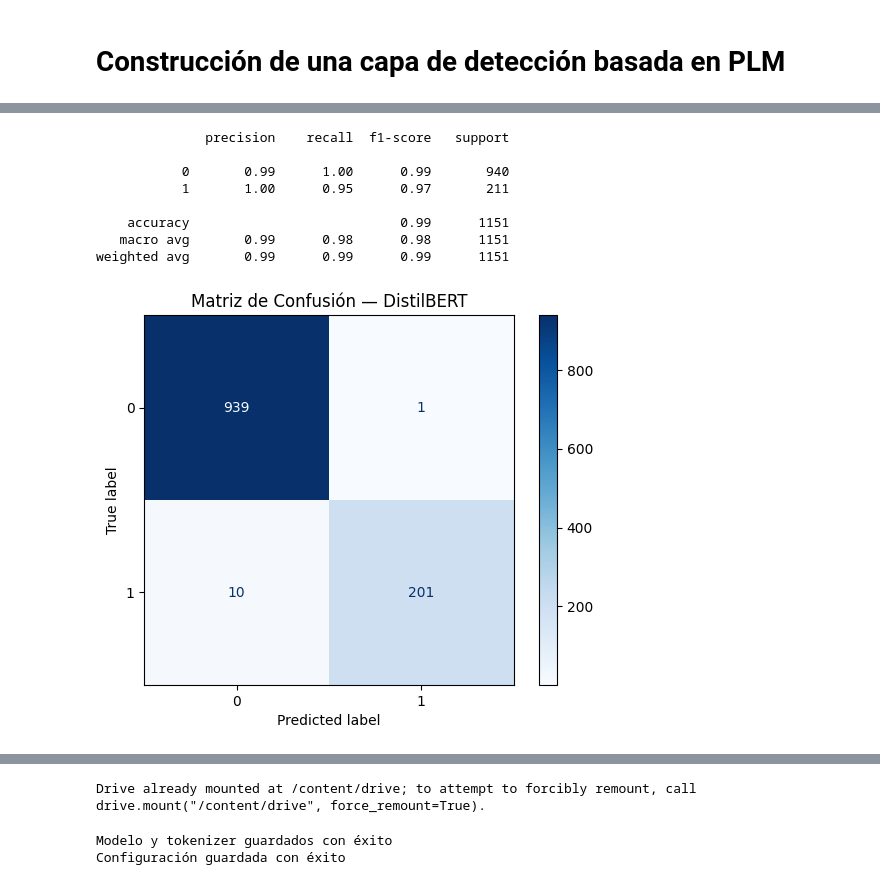
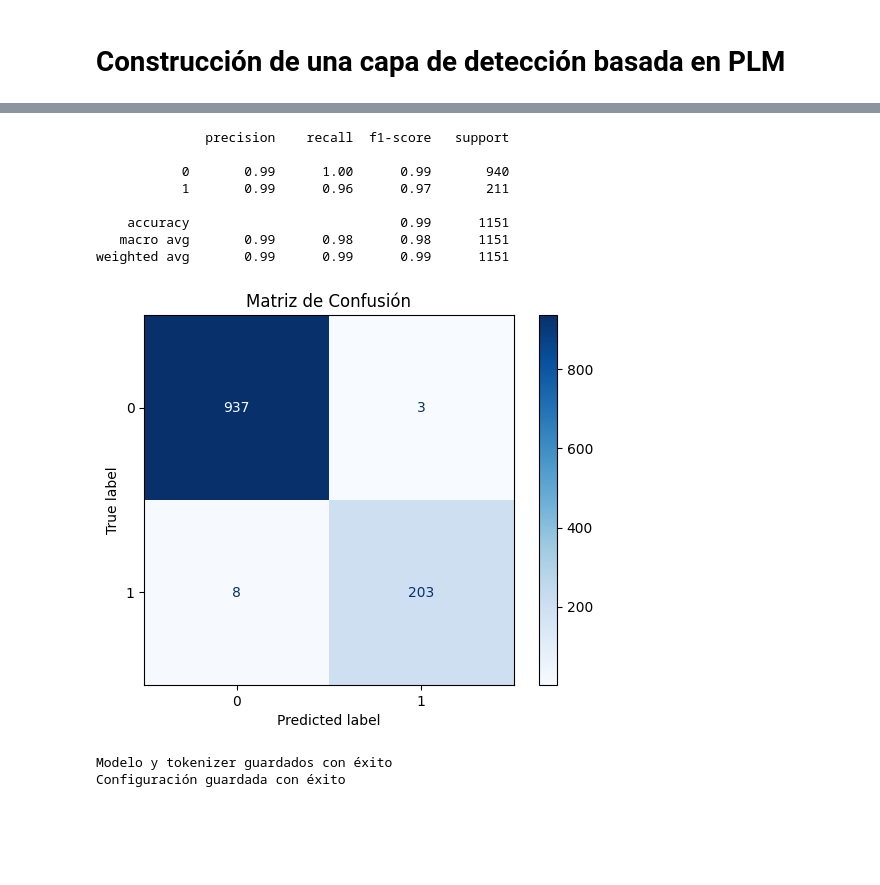
Before and after one commit to luciacvsz/TFG_Posdata, a Jupyter notebook: backend/colab/scripts/linguistic_prediction_layer.ipynb, the cells around one changed output, grey strips where cells are left out. Drawn from its saved outputs; the diff is of its cells as text; code cells hidden in the pictures; blank space fills up the shorter version.

```diff
--- a/backend/colab/scripts/linguistic_prediction_layer.ipynb
+++ b/backend/colab/scripts/linguistic_prediction_layer.ipynb
@@ -179,23 +131,17 @@ Mejor F1-Score: 0.9734
-# %%
-y_pred_optimal = (y_scores >= best_threshold).astype(int)
-
-print(classification_report(y_test, y_pred_optimal))
-
-cm = confusion_matrix(y_test, y_pred_optimal)
-disp = ConfusionMatrixDisplay(confusion_matrix=cm)
-disp.plot(cmap=plt.cm.Blues)
-plt.title("Matriz de Confusión — DistilBERT")
-plt.show()
-#Es mejor el umbral anterior, porque genera menos falsos negativos
-
-best_threshold = 0.5
-# %% [output]
-              precision    recall  f1-score   support
-
-           0       0.99      1.00      0.99       940
-           1       1.00      0.95      0.97       211
-
-    accuracy                           0.99      1151
-   macro avg       0.99      0.98      0.98      1151
-weighted avg       0.99      0.99      0.99      1151
-[figure, removed]
+# %%
+#Evaluamos la eficacia del modelo probándolo sobre el conjunto de prueba
+predictions = trainer.predict(tokenized_dataset['test'])
+
+y_pred = np.argmax(predictions.predictions, axis=1)
+y_test = predictions.label_ids
+
+#Imprimimos sus principales métricas
+print(classification_report(y_test, y_pred))
+
+#Imprimimos su matriz de confusión
+cm = confusion_matrix(y_test, y_pred)
+disp = ConfusionMatrixDisplay(confusion_matrix=cm)
+disp.plot(cmap=plt.cm.Blues)
+plt.title("Matriz de Confusión")
+plt.show()
+# %% [output]
@@ -202,26 +149,29 @@ weighted avg       0.99      0.99      0.99      1151
+              precision    recall  f1-score   support
+
+           0       0.99      1.00      0.99       940
+           1       0.99      0.96      0.97       211
+
+    accuracy                           0.99      1151
+   macro avg       0.99      0.98      0.98      1151
+weighted avg       0.99      0.99      0.99      1151
+[figure, added]
 # %%
-import joblib
-import json
+#Guardamos el modelo y la configuración usada para entrenarlo
 
-from google.colab import drive
-drive.mount('/content/drive')
-ruta_carpeta = '/content/drive/MyDrive/TFG_Posdata/models/distilbert_v1/'
-
-trainer.save_model(ruta_carpeta)
-tokenizer.save_pretrained(ruta_carpeta)
+trainer.save_model(MODEL_PATH)
+tokenizer.save_pretrained(MODEL_PATH)
 print("Modelo y tokenizer guardados con éxito")
 
 nombre_config = 'own_config.json'
 config = {
-    "threshold": best_threshold,
+    "threshold": 0.5,
     "base_model": "distilbert-base-multilingual-cased",
     "model_version": "distilbert_v1"
 }
-with open(ruta_carpeta + nombre_config, 'w') as f:
+with open(MODEL_PATH + nombre_config, 'w') as f:
     json.dump(config, f)
 print("Configuración guardada con éxito")
 # %% [output]
-Drive already mounted at /content/drive; to attempt to forcibly remount, call drive.mount("/content/drive", force_remount=True).
+Modelo y tokenizer guardados con éxito
+Configuración guardada con éxito
-Modelo y tokenizer guardados con éxito
-Configuración guardada con éxito
 # %%
```
Also changed, not shown: parts of 11 cells of this notebook, 3 other files.
